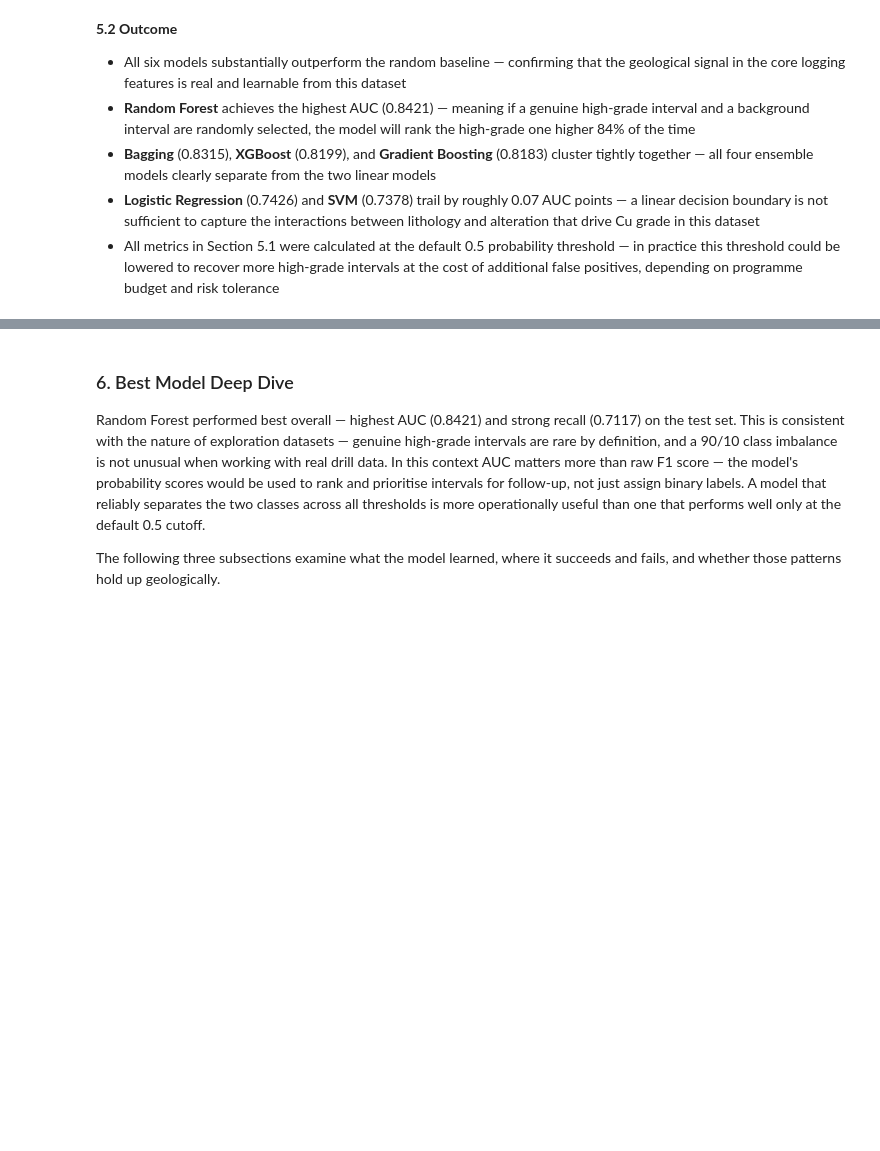
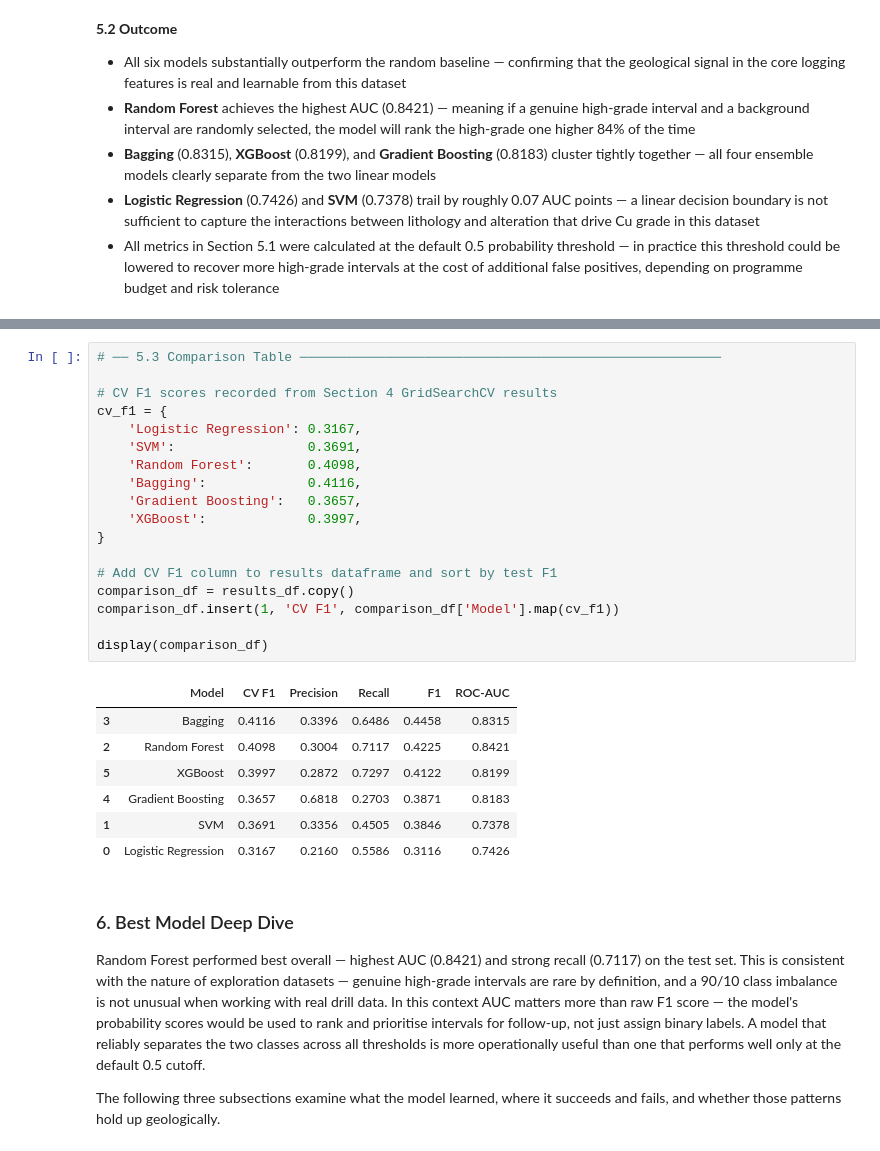
Before and after one commit to Maxpeligro/mpd-exploration-drilling-analysis, a Jupyter notebook: Notebooks/05_machine_learning.ipynb, the cells around one changed output, grey strips where cells are left out. Saved outputs shown, nothing was run; the diff lists cells and outputs as text; blank space fills up the shorter version.

```diff
--- a/Notebooks/05_machine_learning.ipynb
+++ b/Notebooks/05_machine_learning.ipynb
@@ -1121,3 +1125,29 @@ plt.show()
+# %%
+# ── 5.3 Comparison Table ──────────────────────────────────────────────────────
+
+# CV F1 scores recorded from Section 4 GridSearchCV results
+cv_f1 = {
+    'Logistic Regression': 0.3167,
+    'SVM':                 0.3691,
+    'Random Forest':       0.4098,
+    'Bagging':             0.4116,
+    'Gradient Boosting':   0.3657,
+    'XGBoost':             0.3997,
+}
+
+# Add CV F1 column to results dataframe and sort by test F1
+comparison_df = results_df.copy()
+comparison_df.insert(1, 'CV F1', comparison_df['Model'].map(cv_f1))
+
+display(comparison_df)
+# %% [output]
+|  | Model | CV F1 | Precision | Recall | F1 | ROC-AUC |
+| 3 | Bagging | 0.4116 | 0.3396 | 0.6486 | 0.4458 | 0.8315 |
+| 2 | Random Forest | 0.4098 | 0.3004 | 0.7117 | 0.4225 | 0.8421 |
+| 5 | XGBoost | 0.3997 | 0.2872 | 0.7297 | 0.4122 | 0.8199 |
+| 4 | Gradient Boosting | 0.3657 | 0.6818 | 0.2703 | 0.3871 | 0.8183 |
+| 1 | SVM | 0.3691 | 0.3356 | 0.4505 | 0.3846 | 0.7378 |
+| 0 | Logistic Regression | 0.3167 | 0.2160 | 0.5586 | 0.3116 | 0.7426 |
 # %% [markdown]
 ### 6. Best Model Deep Dive
 
```
Also changed, not shown: parts of 1 cell of this notebook, 1 other file.
